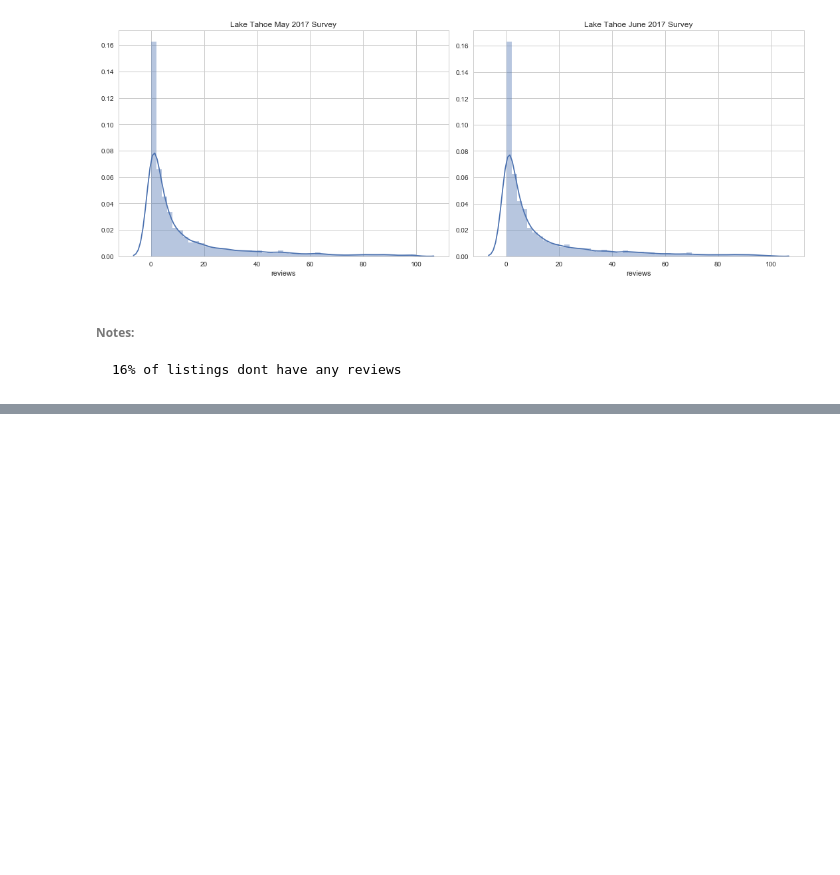
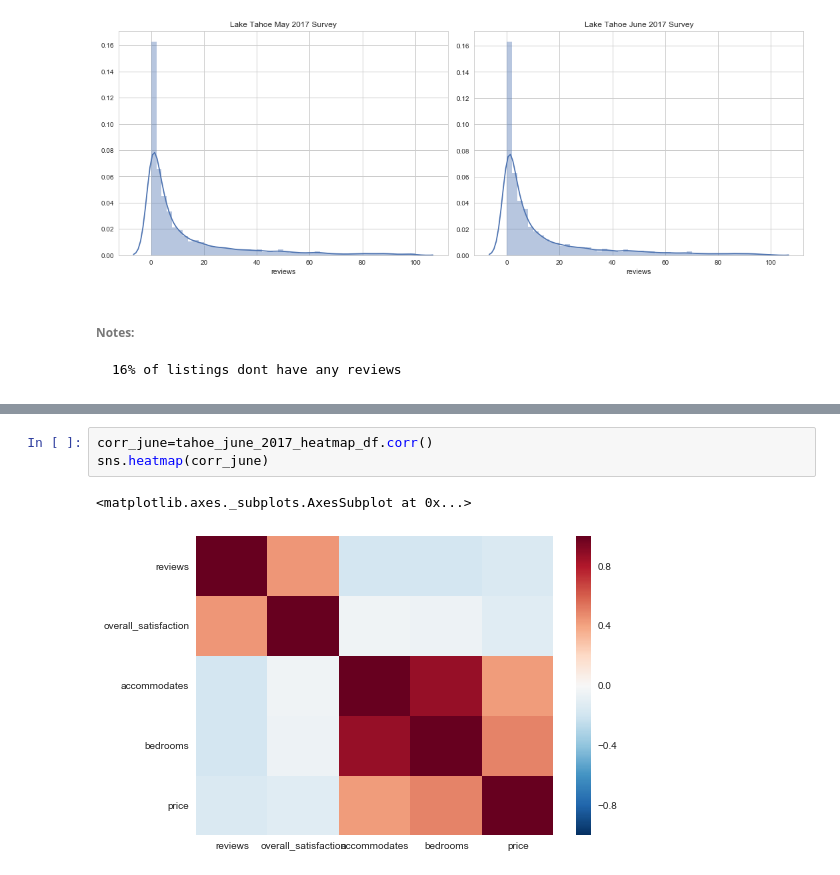
Before and after one commit to LilyElizabethJohn/Exploratory-Data-Analysis-Airbnb-Lake-Tahoe-, a Jupyter notebook: AIRBNB - Lake Tahoe.ipynb, the cells around one changed output, grey strips where cells are left out. Cells and saved outputs as stored; diff of their text form; blank space fills up the shorter version.

```diff
--- a/AIRBNB - Lake Tahoe.ipynb
+++ b/AIRBNB - Lake Tahoe.ipynb
@@ -289,0 +267,6 @@ ValueError: The truth value of a Series is ambiguous. Use a.empty, a.bool(), a.i
+# %%
+corr_june=tahoe_june_2017_heatmap_df.corr()
+sns.heatmap(corr_june)
+# %% [output]
+<matplotlib.axes._subplots.AxesSubplot at 0x...>
+[figure, added]
```
Also changed, not shown: parts of 11 cells of this notebook.
